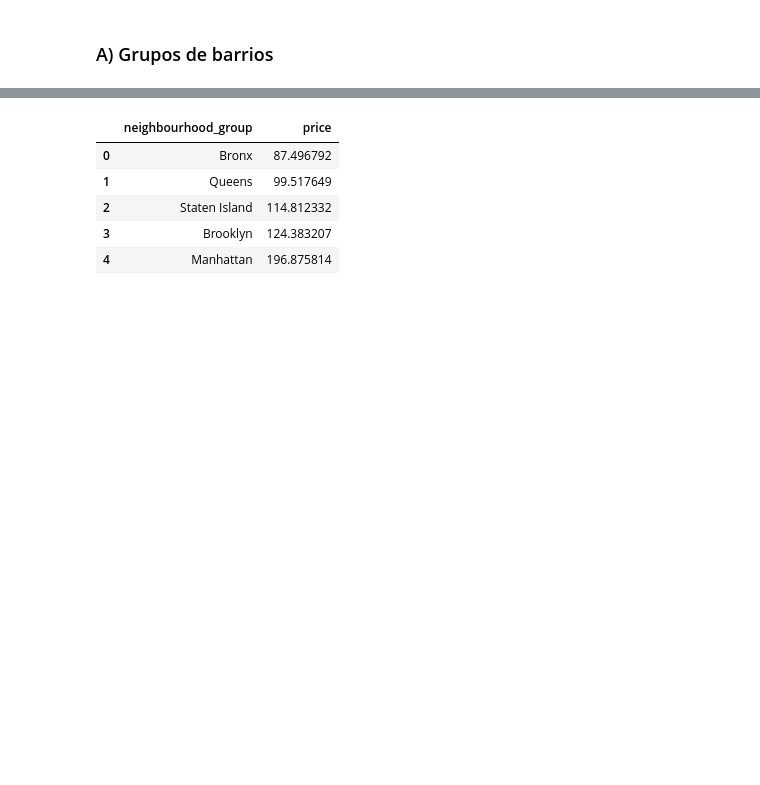
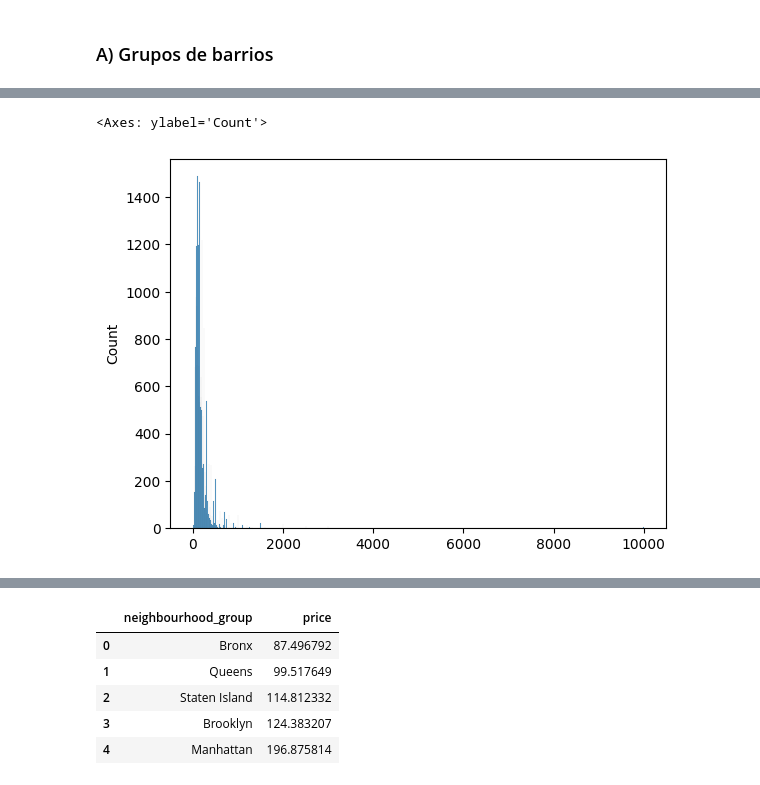
Before and after one commit to jjimvar/intro-ml, a Jupyter notebook: src/00_eda.ipynb, the cells around one changed output, grey strips where cells are left out. Drawn from its saved outputs; the diff is of its cells as text; code cells hidden in the pictures; blank space fills up the shorter version.

```diff
--- a/src/00_eda.ipynb
+++ b/src/00_eda.ipynb
@@ -173,0 +202,10 @@ df.head(2)
+# %%
+prec_barr={}
+
+for barr in df["neighbourhood_group"].unique():
+    prec_barr[barr]=df["price"][df["neighbourhood_group"]==barr].to_list()
+# %%
+sns.histplot(prec_barr["Manhattan"])
+# %% [output]
+<Axes: ylabel='Count'>
+[figure, added]
```
Also changed, not shown: parts of 62 cells of this notebook, 3 other files.
